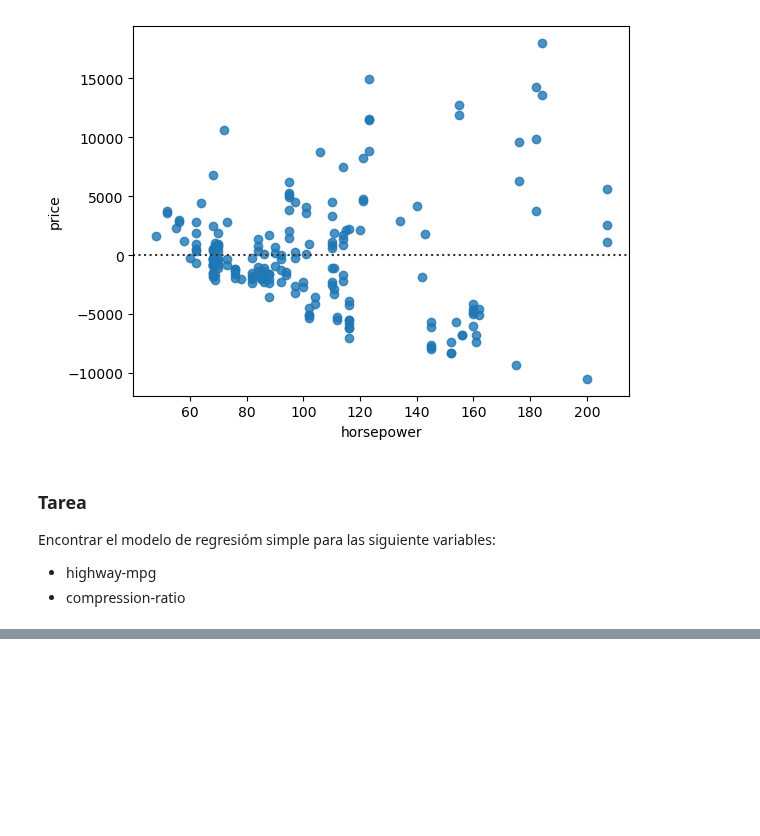
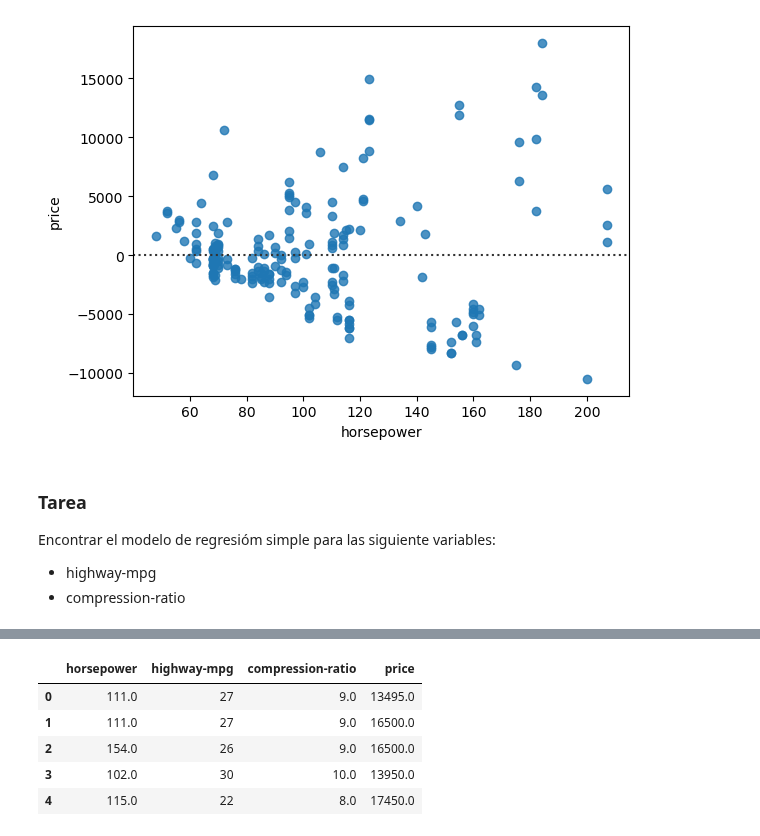
Before and after one commit to jgomezz/cpe_ciencia_datos_python, a Jupyter notebook: mod3_analitica_datos_python/semana_03_desarrollo_modelo.ipynb, the cells around one changed output, grey strips where cells are left out. Cells and saved outputs as stored; diff of their text form; code cells hidden in the pictures; blank space fills up the shorter version.

```diff
--- a/mod3_analitica_datos_python/semana_03_desarrollo_modelo.ipynb
+++ b/mod3_analitica_datos_python/semana_03_desarrollo_modelo.ipynb
@@ -198,0 +213,11 @@ Encontrar el modelo de regresióm simple para las siguiente variables:
+# %%
+# Seleccionando variables predictoras
+cdf = df[['horsepower', 'highway-mpg', 'compression-ratio', 'price']]
+cdf.head()
+# %% [output]
+|  | horsepower | highway-mpg | compression-ratio | price |
+| 0 | 111.0 | 27 | 9.0 | 13495.0 |
+| 1 | 111.0 | 27 | 9.0 | 16500.0 |
+| 2 | 154.0 | 26 | 9.0 | 16500.0 |
+| 3 | 102.0 | 30 | 10.0 | 13950.0 |
+| 4 | 115.0 | 22 | 8.0 | 17450.0 |
```
Also changed, not shown: parts of 3 cells of this notebook.
